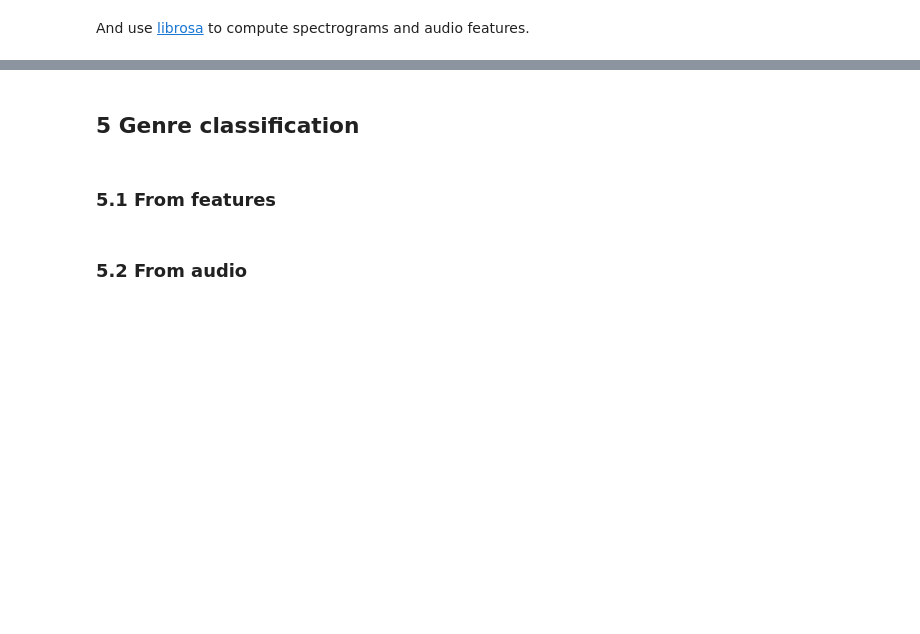
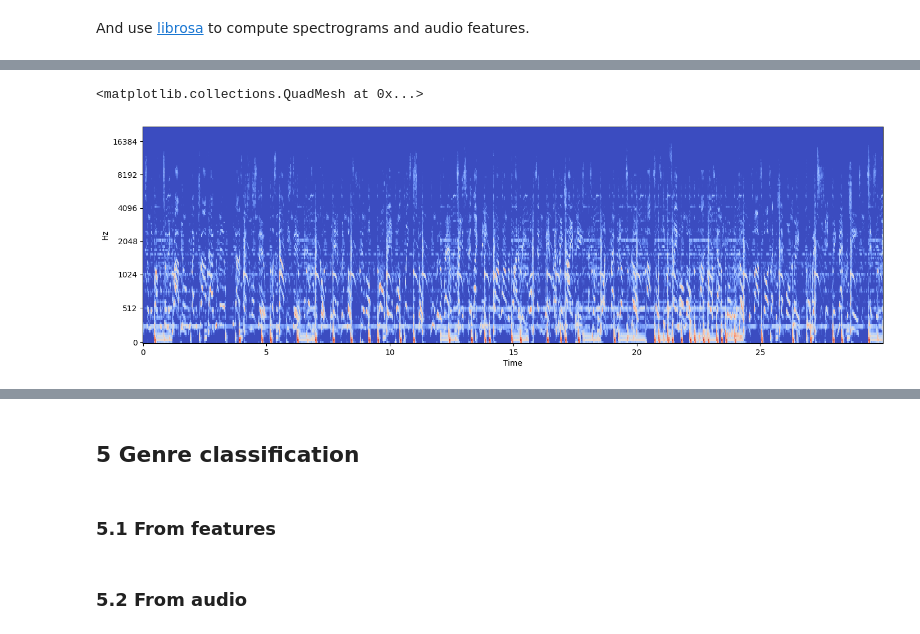
Before and after one commit to jaysaavedra18/audio-playlist-manager, a Jupyter notebook: src/data_processing/usage.ipynb, the cells around one changed output, grey strips where cells are left out. Drawn from its saved outputs; the diff is of its cells as text; code cells hidden in the pictures; blank space fills up the shorter version.

```diff
--- a/src/data_processing/usage.ipynb
+++ b/src/data_processing/usage.ipynb
@@ -293,9 +305,12 @@ plt.ylim((-1, 1));
 # %%
 stft = np.abs(librosa.stft(x, n_fft=2048, hop_length=512))
 mel = librosa.feature.melspectrogram(sr=sr, S=stft**2)
-log_mel = librosa.logamplitude(mel)
+log_mel = librosa.amplitude_to_db(mel)
 
-librosa.display.specshow(log_mel, sr=sr, hop_length=512, x_axis="time", y_axis="mel");
+librosa.display.specshow(log_mel, sr=sr, hop_length=512, x_axis="time", y_axis="mel")
+# %% [output]
+<matplotlib.collections.QuadMesh at 0x...>
+[figure, added]
 # %%
 mfcc = librosa.feature.mfcc(S=librosa.power_to_db(mel), n_mfcc=20)
 mfcc = skl.preprocessing.StandardScaler().fit_transform(mfcc)
```
Also changed, not shown: parts of 6 cells of this notebook.
